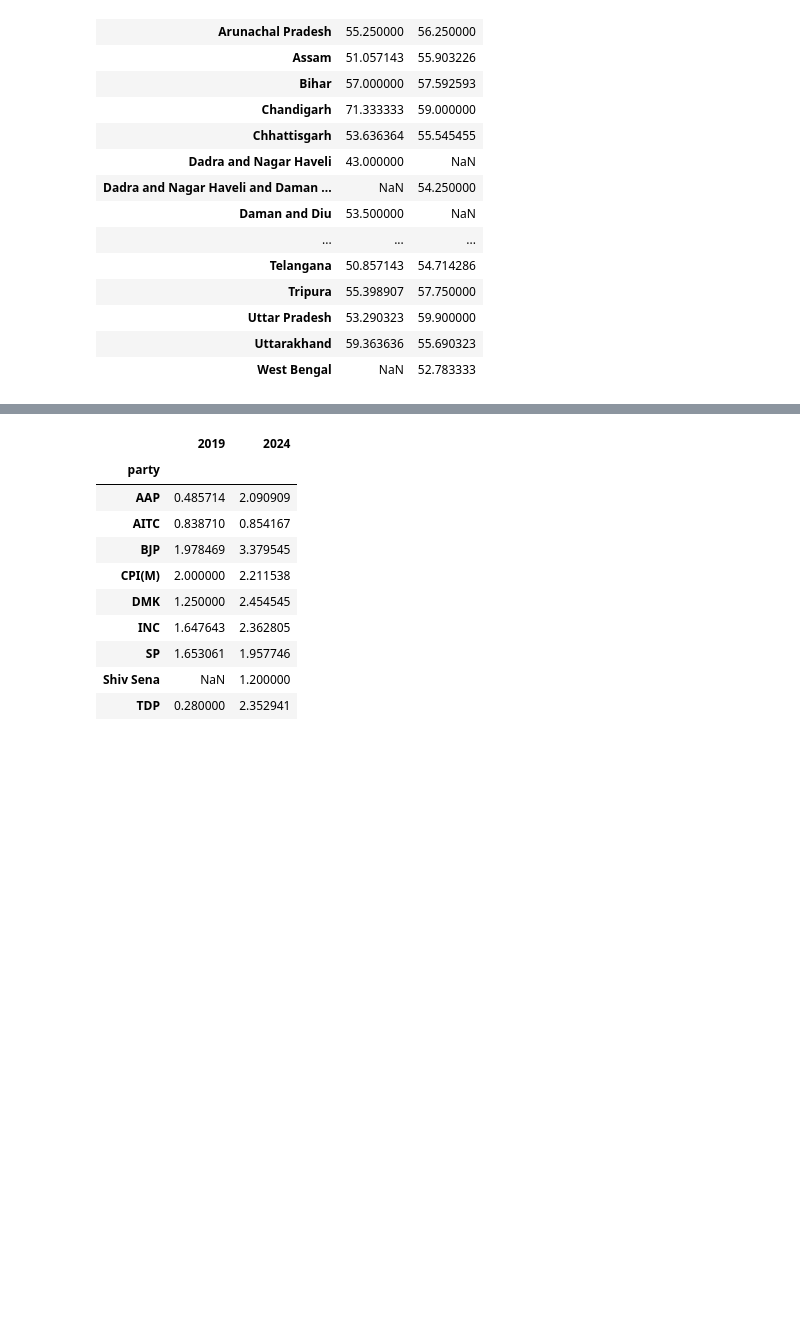
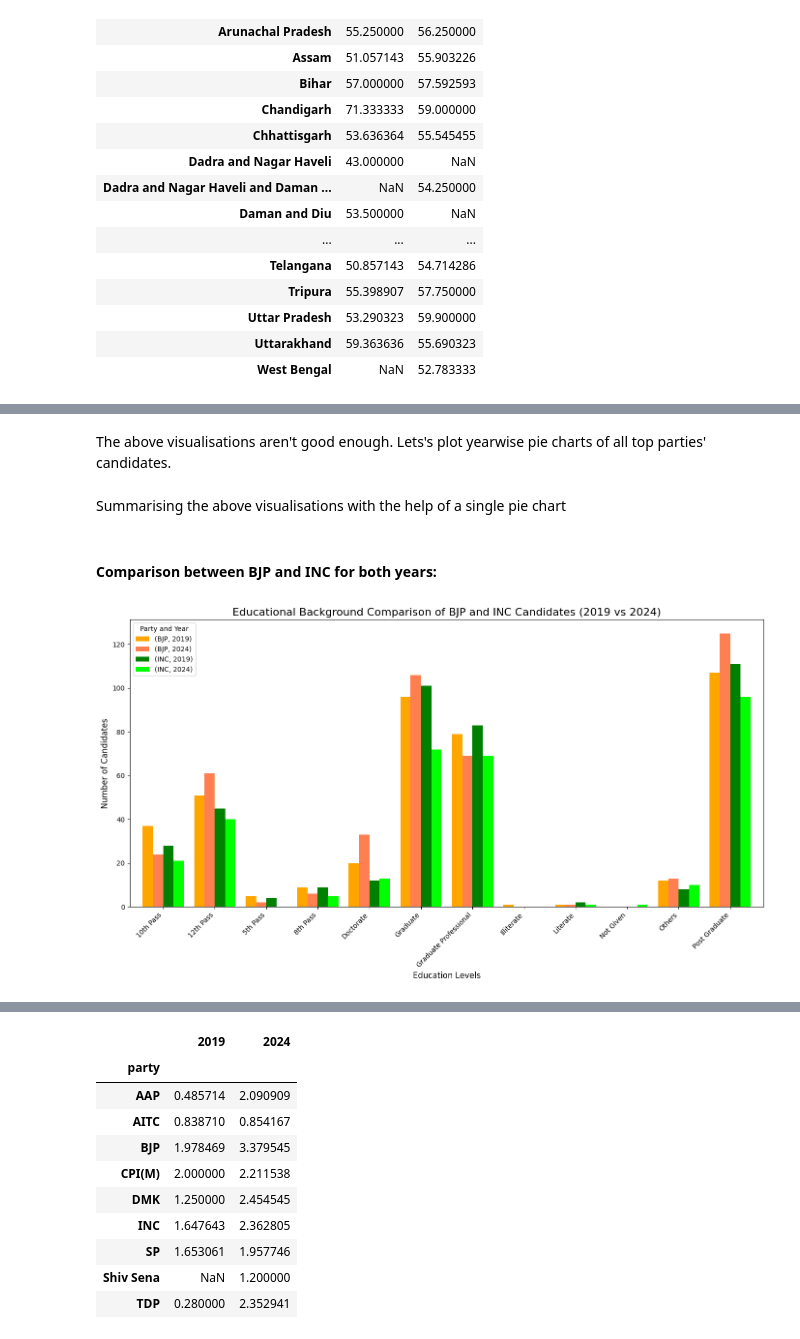
Before and after one commit to ujjwaltyagi2000/manthan, a Jupyter notebook: notebooks/5-eda.ipynb, the cells around one changed output, grey strips where cells are left out. Saved outputs shown, nothing was run; the diff lists cells and outputs as text; code cells hidden in the pictures; blank space fills up the shorter version.

```diff
--- a/notebooks/5-eda.ipynb
+++ b/notebooks/5-eda.ipynb
@@ -454,0 +849,2 @@ avg_age_by_state
+# %% [markdown]
+The above visualisations aren't good enough. Lets's plot yearwise pie charts of all top parties' candidates.
@@ -454,0 +903,2 @@ avg_age_by_state
+# %% [markdown]
+Summarising the above visualisations with the help of a single pie chart
@@ -454,0 +975,24 @@ avg_age_by_state
+# %% [markdown]
+#### Comparison between BJP and INC for both years:
+# %%
+# Prepare data
+education_counts = top_parties_df[top_parties_df['party'].isin(['BJP', 'INC'])].groupby(['party', 'year', 'education']).size().reset_index(name='count')
+
+# Pivot data for grouped bar chart
+education_pivot = education_counts.pivot_table(index='education', columns=['party', 'year'], values='count', fill_value=0)
+
+# Plot grouped bar chart
+education_pivot.plot(kind='bar', figsize=(14, 8), width=0.8, color=['orange', 'coral', 'green',  'lime'])
+
+# Add labels, title, and legend
+plt.title('Educational Background Comparison of BJP and INC Candidates (2019 vs 2024)', fontsize=16)
+plt.ylabel('Number of Candidates', fontsize=12)
+plt.xlabel('Education Levels', fontsize=12)
+plt.xticks(rotation=45, ha='right')
+plt.legend(title='Party and Year', fontsize=10)
+plt.tight_layout()
+
+# Show plot
+plt.show()
+# %% [output]
+[figure, added]
```
Also changed, not shown: parts of 113 cells of this notebook, 2 other files.
